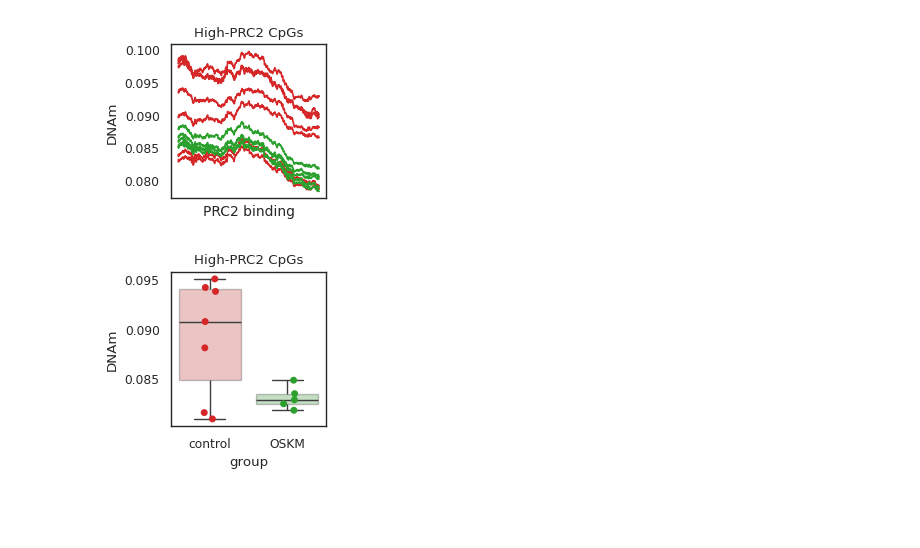
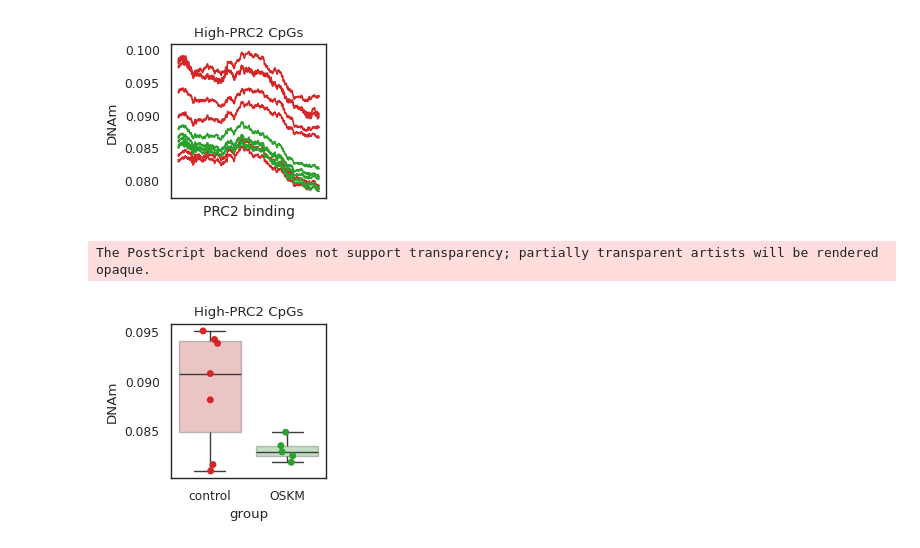
Before and after one commit to moqri/PRC2-AgeIndex, a Jupyter notebook: PRC2-AgeIndex_Manuscript_Figures/Fig3a&4c_ArrayLMRPlots.ipynb, the cells around one changed output. Cells and saved outputs as stored; diff of their text form; code cells hidden in the pictures; blank space fills up the shorter version.

```diff
--- a/PRC2-AgeIndex_Manuscript_Figures/Fig3a&4c_ArrayLMRPlots.ipynb
+++ b/PRC2-AgeIndex_Manuscript_Figures/Fig3a&4c_ArrayLMRPlots.ipynb
@@ -250,11 +256,12 @@ pl=dg.sort_values('prc2').drop('prc2',axis=1).tail(1000).mean().to_frame()
 pl['group']=pl.index
 # %%
 # Fig 4c - Plotting boxplot of mean methylation for top 1000 PRC2 binding CpGs
-figure='f4_c_reprogram_prc'
+figure='Fig4_c_reprogram_prc'
 fig, ax = plt.subplots(figsize=(2,2));
 ax=sns.boxplot(data=pl,x='group',y=0,hue='group',palette=['tab:red','tab:green'],boxprops=dict(alpha=.3))
 ax=sns.stripplot(data=pl,x='group',y=0,hue='group',palette=['tab:red','tab:green'])
 ax.set(ylabel='DNAm',title='High-PRC2 CpGs');
-fig.savefig('figures/'+figure+'.png', dpi=600,bbox_inches='tight');
+fig.savefig('figures/'+figure+'.eps', dpi=600,bbox_inches='tight',format='eps');
 # %% [output]
+The PostScript backend does not support transparency; partially transparent artists will be rendered opaque.
-[figure, old version]
+[figure, new version]
```
Also changed, not shown: parts of 9 cells of this notebook, 50 other files.
